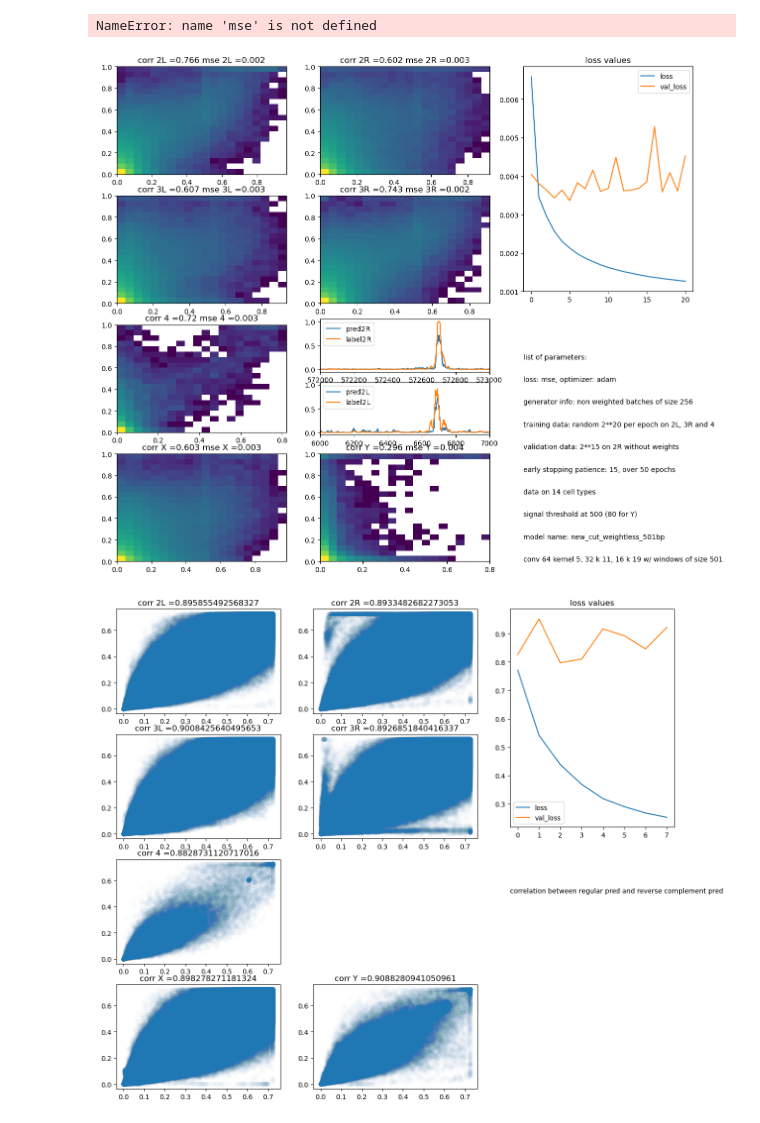
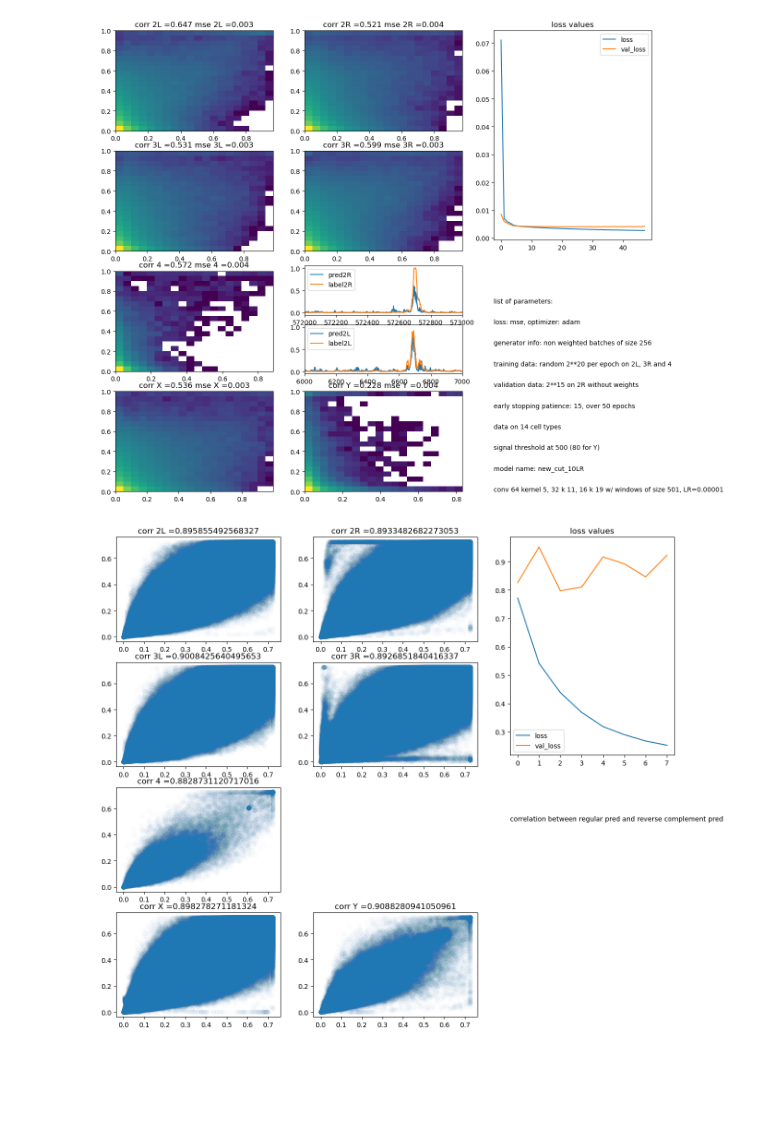
Before and after one commit to floriantilliet/mnhn_internship, a Jupyter notebook: projet3.ipynb, the cells around one changed output. Cells and saved outputs as stored; diff of their text form; code cells hidden in the pictures; blank space fills up the shorter version.

```diff
--- a/projet3.ipynb
+++ b/projet3.ipynb
@@ -70,14 +71,14 @@ Y_Y=np.load('/home/florian/projet/scATACseq_14chr.npz')['Y'][0]
 Y_Y[Y_Y >= 80] = 80
 Y_Y=Y_Y/80
 # %%
-df = pd.read_csv ('/home/florian/projet/models/new_cut_weightless_501bp/history.csv')
-pred2L=np.load('/home/florian/projet/models/preds_new_cut_weightless_501bp.npz')['pred2L']
-pred2R=np.load('/home/florian/projet/models/preds_new_cut_weightless_501bp.npz')['pred2R']
-pred3L=np.load('/home/florian/projet/models/preds_new_cut_weightless_501bp.npz')['pred3L']
-pred3R=np.load('/home/florian/projet/models/preds_new_cut_weightless_501bp.npz')['pred3R']
-pred4=np.load('/home/florian/projet/models/preds_new_cut_weightless_501bp.npz')['pred4']
-predX=np.load('/home/florian/projet/models/preds_new_cut_weightless_501bp.npz')['predX']
-predY=np.load('/home/florian/projet/models/preds_new_cut_weightless_501bp.npz')['predY']
+df = pd.read_csv ('/home/florian/projet/models/new_cut_10LR/history.csv')
+pred2L=np.load('/home/florian/projet/models/preds_new_cut_10LR.npz')['pred2L']
+pred2R=np.load('/home/florian/projet/models/preds_new_cut_10LR.npz')['pred2R']
+pred3L=np.load('/home/florian/projet/models/preds_new_cut_10LR.npz')['pred3L']
+pred3R=np.load('/home/florian/projet/models/preds_new_cut_10LR.npz')['pred3R']
+pred4=np.load('/home/florian/projet/models/preds_new_cut_10LR.npz')['pred4']
+predX=np.load('/home/florian/projet/models/preds_new_cut_10LR.npz')['predX']
+predY=np.load('/home/florian/projet/models/preds_new_cut_10LR.npz')['predY']
 corr2L=round(np.corrcoef(Y_2L[::10],pred2L)[0][1],3)
 corr2R=round(np.corrcoef(Y_2R[::10],pred2R)[0][1],3)
 corr3R=round(np.corrcoef(Y_3R[1::10],pred3R)[0][1],3)#1
@@ -106,8 +107,6 @@ mseY=mse(Y_Y[::10],predY)
 # corr4=np.corrcoef(Y_4,pred4.ravel())[0][1]
 # corrX=np.corrcoef(Y_X,predX.ravel())[0][1]
 # corrY=np.corrcoef(Y_Y,predY.ravel())[0][1]
-# %% [output]
-NameError: name 'mse' is not defined
 # %%
 rpred2L=np.load('/home/florian/projet/models/preds_test_reverse_complement.npz')['pred2L']
 rpred2R=np.load('/home/florian/projet/models/preds_test_reverse_complement.npz')['pred2R']
@@ -169,36 +168,36 @@ plt.plot(df['val_loss'],label="val_loss")
 plt.legend()
 plt.title('loss values')
 
 plt.subplot(8,3,14)
 plt.plot(pred2R,label='pred2R')
 plt.plot(Y_2R[::10],label='label2R')
 plt.xlim(572000,573000)
 plt.legend()
 
 plt.subplot(8,3,17)
 plt.plot(pred2L,label='pred2L')
 plt.plot(Y_2L[::10],label='label2L')
 plt.xlim(6000,7000)
 plt.legend()
 
 plt.subplot(2,3,6)
 plt.axis([0, 10, 0, 10])
 plt.text(0,9,"list of parameters:")
 plt.text(0,8,"loss: mse, optimizer: adam")
 plt.text(0,7,"generator info: non weighted batches of size 256")
 plt.text(0,6,"training data: random 2**20 per epoch on 2L, 3R and 4")
 plt.text(0,5,"validation data: 2**15 on 2R without weights")
 plt.text(0,4,"early stopping patience: 15, over 50 epochs")
 plt.text(0,3,"data on 14 cell types")
 plt.text(0,2,"signal threshold at 500 (80 for Y)")
-plt.text(0,1,"model name: new_cut_weightless_501bp")
-plt.text(0,0,"conv 64 kernel 5, 32 k 11, 16 k 19 w/ windows of size 501")
+plt.text(0,1,"model name: new_cut_10LR")
+plt.text(0,0,"conv 64 kernel 5, 32 k 11, 16 k 19 w/ windows of size 501, LR=0.00001")
 
 plt.axis("off")
 
 plt.subplots_adjust(bottom=0.001, top=0.9999)
 # %% [output]
-[figure, old version]
+[figure, new version]
 # %%
 plt.figure(figsize=(15,10))
 plt.subplot(4,3,1)
```
Also changed, not shown: parts of 31 cells of this notebook.
